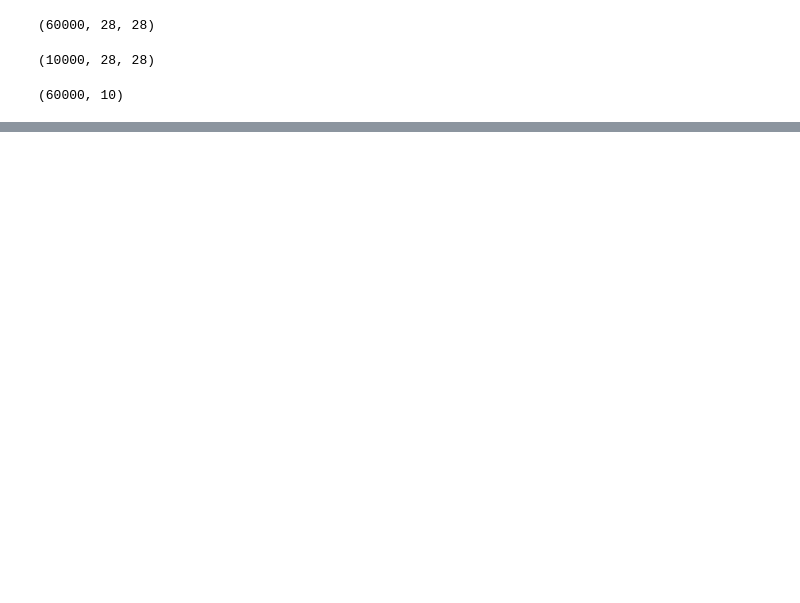
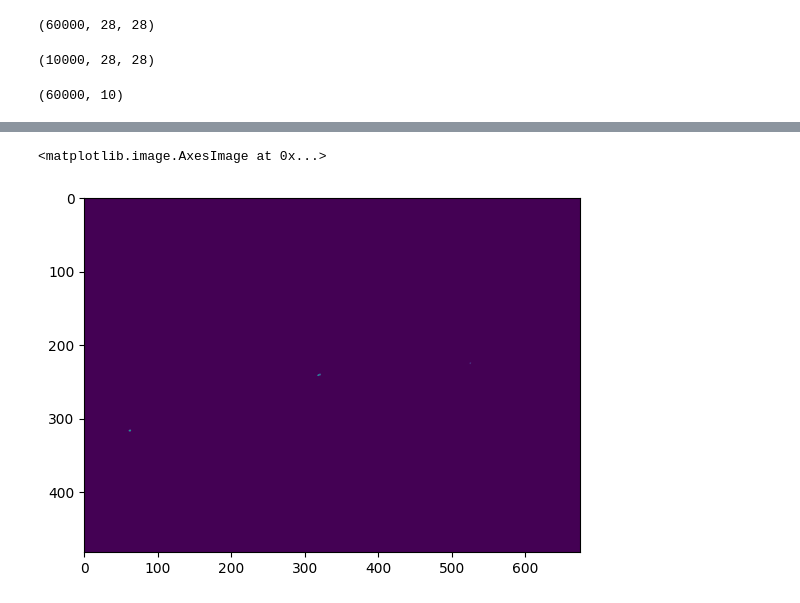
Before and after one commit to JOJUNHYUNG0818/ai, a Jupyter notebook: handNumber.ipynb, the cells around one changed output, grey strips where cells are left out. Drawn from its saved outputs; the diff is of its cells as text; code cells hidden in the pictures; blank space fills up the shorter version.

```diff
--- a/handNumber.ipynb
+++ b/handNumber.ipynb
@@ -82,0 +139,10 @@ Epoch 10: val_loss improved from 0.27177 to 0.26475, saving model to mnist_ditgi
+# %%
+# kernel to use for morphological operations
+kernel = cv.getStructuringElement(cv.MORPH_RECT, (3, 3))
+
+# applying topHat operations
+topHat = cv.morphologyEx(value, cv.MORPH_TOPHAT, kernel)
+plt.imshow(topHat)
+# %% [output]
+<matplotlib.image.AxesImage at 0x...>
+[figure, added]
```
Also changed, not shown: parts of 15 cells of this notebook.
